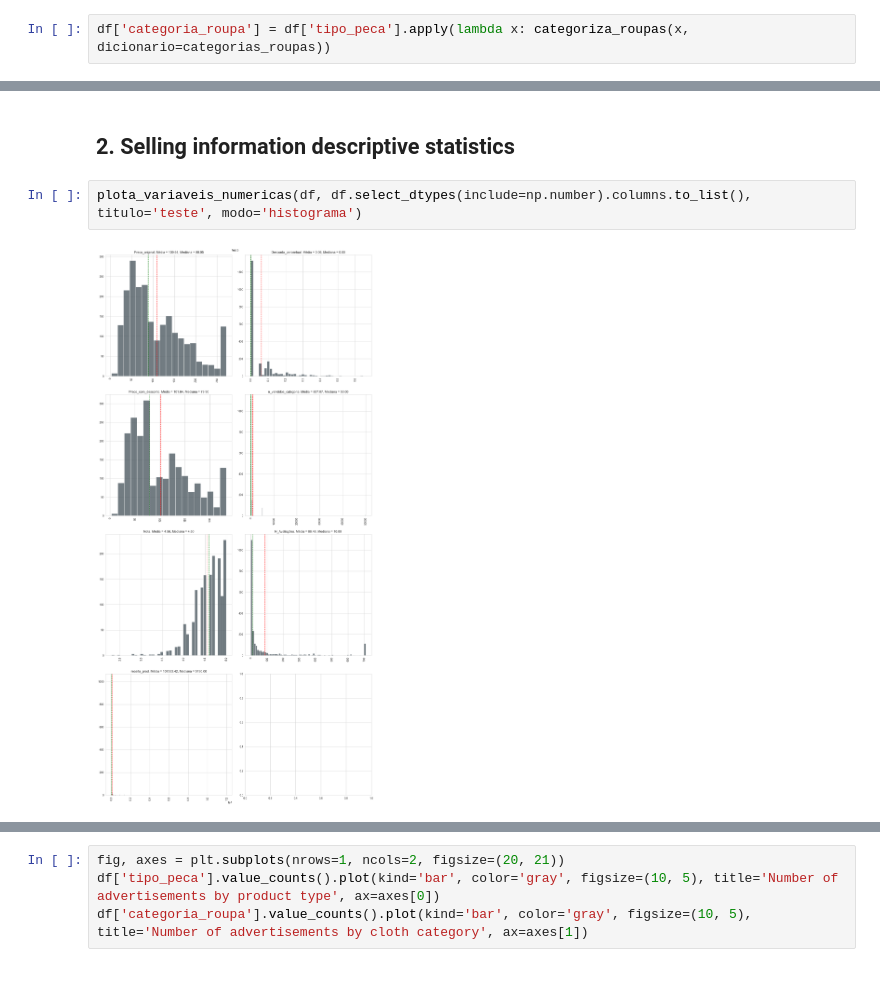
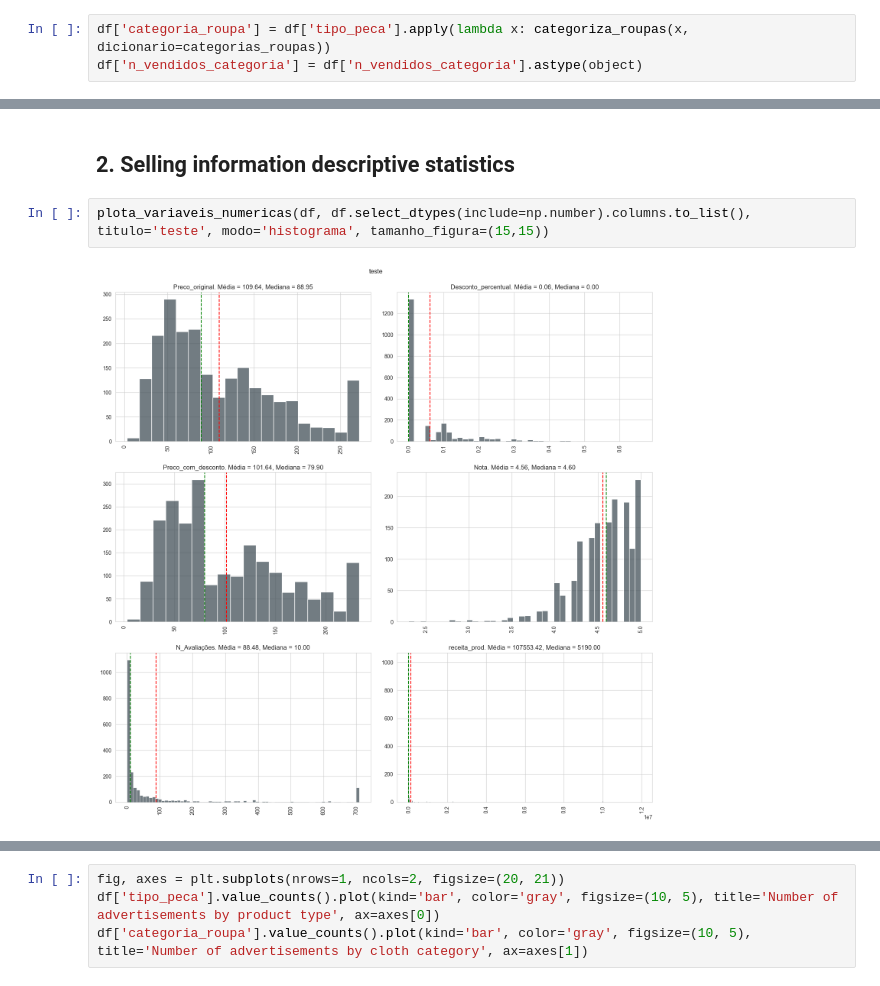
Before and after one commit to LissesCastro/Webscrapping-Marketplace-BR, a Jupyter notebook: analise.ipynb, the cells around one changed output, grey strips where cells are left out. Cells and saved outputs as stored; diff of their text form.

```diff
--- a/analise.ipynb
+++ b/analise.ipynb
@@ -184,6 +184,7 @@ categorias_roupas = {'shorts, bermudas e saias': ['short', 'shorts', 'bermuda',
               'acessorios': ['mala', 'cinto', 'boné']}
 # %%
 df['categoria_roupa'] = df['tipo_peca'].apply(lambda x: categoriza_roupas(x, dicionario=categorias_roupas))
+df['n_vendidos_categoria'] = df['n_vendidos_categoria'].astype(object)
 # %% [markdown]
 The column descriptions indicate that the values in several of them are unevenly distributed. In other analyses, it might be possible to normalize the distributions to obtain curves closer to the Gaussian one, but there would be a valuable loss of information in this case if we worked with a logarithmic scale. Therefore, my decision was to limit the values of the price and rating columns to the 95th percentile.
 # %%
@@ -209,6 +209,6 @@ for col in vars_correcao:
 # %% [markdown]
 ## 2. Selling information descriptive statistics
 # %%
-plota_variaveis_numericas(df, df.select_dtypes(include=np.number).columns.to_list(), titulo='teste', modo='histograma')
+plota_variaveis_numericas(df, df.select_dtypes(include=np.number).columns.to_list(), titulo='teste', modo='histograma', tamanho_figura=(15,15))
 # %% [output]
-[figure, old version]
+[figure, new version]
```
Also changed, not shown: parts of 3 cells of this notebook.
